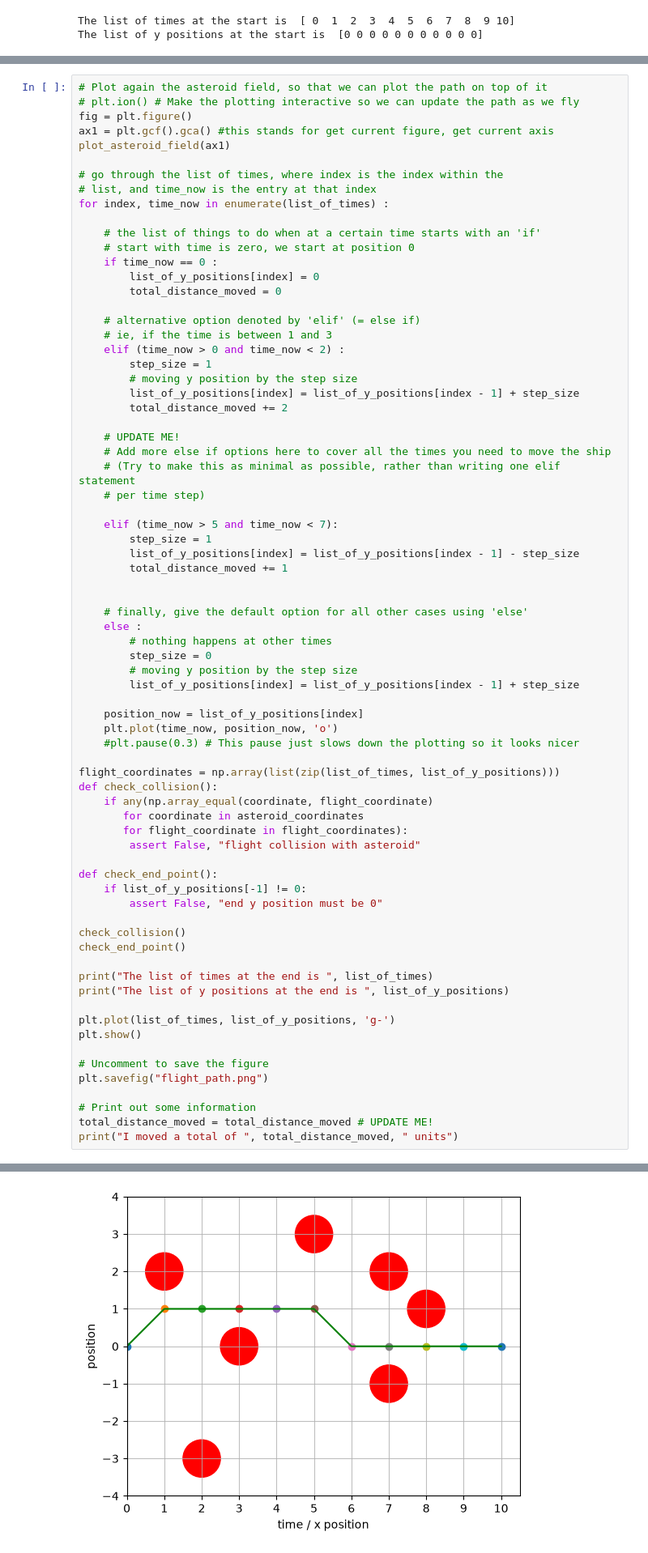
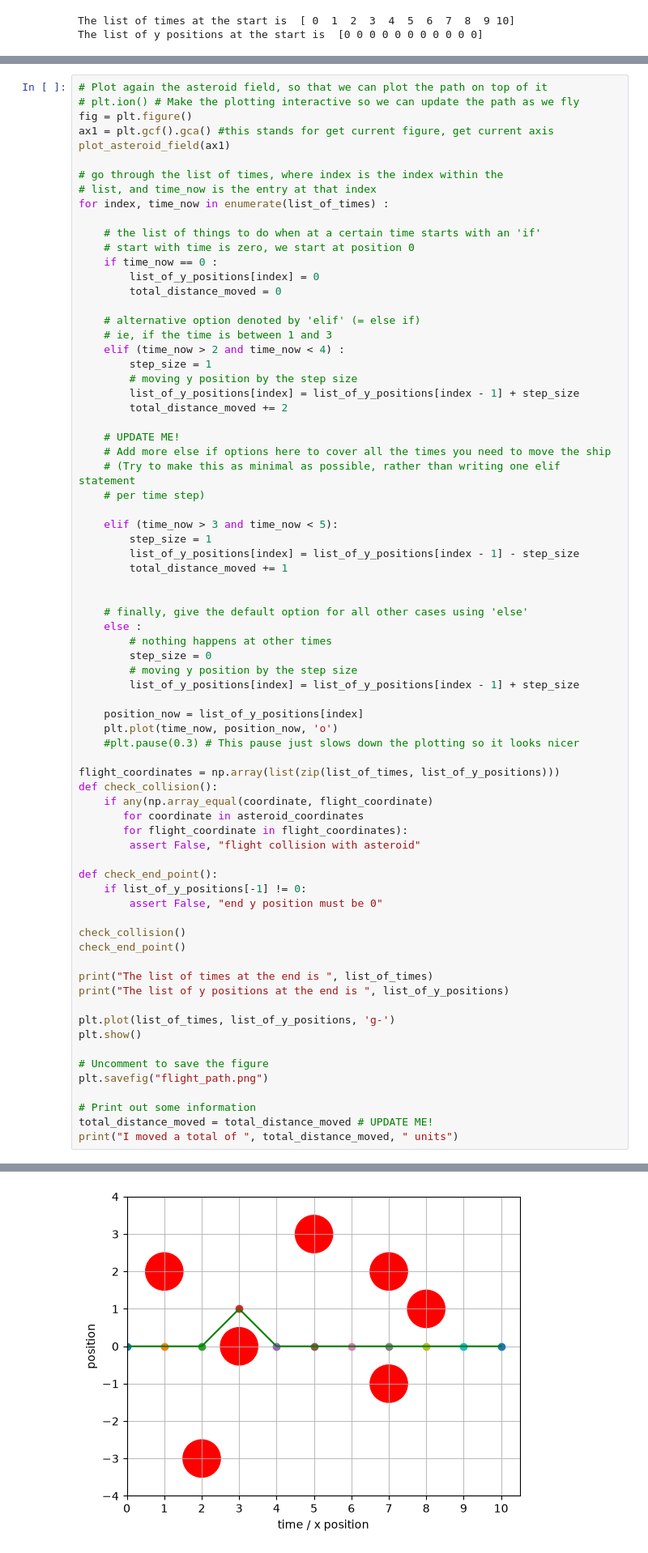
Before and after one commit to cid02236439/TopicsInSciComp, a Jupyter notebook: Notebooks/Week2_LabExercises.ipynb, the cells around one changed output, grey strips where cells are left out. Shown at 81% size. Drawn from its saved outputs; the diff is of its cells as text.

```diff
--- a/Notebooks/Week2_LabExercises.ipynb
+++ b/Notebooks/Week2_LabExercises.ipynb
@@ -96,7 +96,7 @@ for index, time_now in enumerate(list_of_times) :
 
     # alternative option denoted by 'elif' (= else if)
     # ie, if the time is between 1 and 3
-    elif (time_now > 0 and time_now < 2) :
+    elif (time_now > 2 and time_now < 4) :
         step_size = 1
         # moving y position by the step size
         list_of_y_positions[index] = list_of_y_positions[index - 1] + step_size
@@ -107,7 +107,7 @@ for index, time_now in enumerate(list_of_times) :
     # (Try to make this as minimal as possible, rather than writing one elif statement
     # per time step)
 
-    elif (time_now > 5 and time_now < 7):
+    elif (time_now > 3 and time_now < 5):
         step_size = 1
         list_of_y_positions[index] = list_of_y_positions[index - 1] - step_size
         total_distance_moved += 1
@@ -156,4 +156,4 @@ The list of y positions at the end is  [0 1 1 1 1 1 0 0 0 0 0]
-[figure, old version]
+[figure, new version]
 I moved a total of  3  units
 <Figure size 640x480 with 0 Axes>
 # %% [markdown]
```
Also changed, not shown: parts of 3 cells of this notebook, 2 other files.
